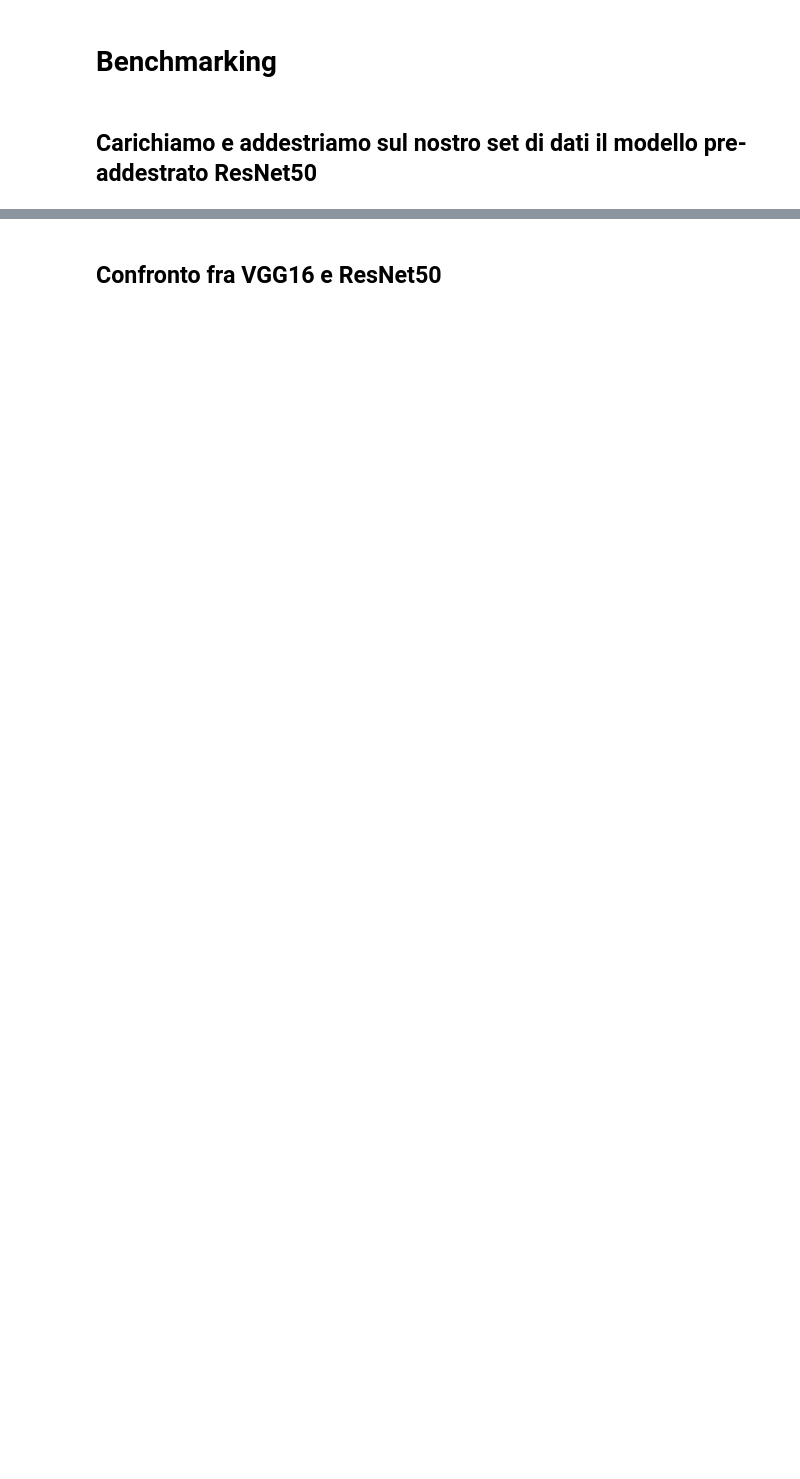
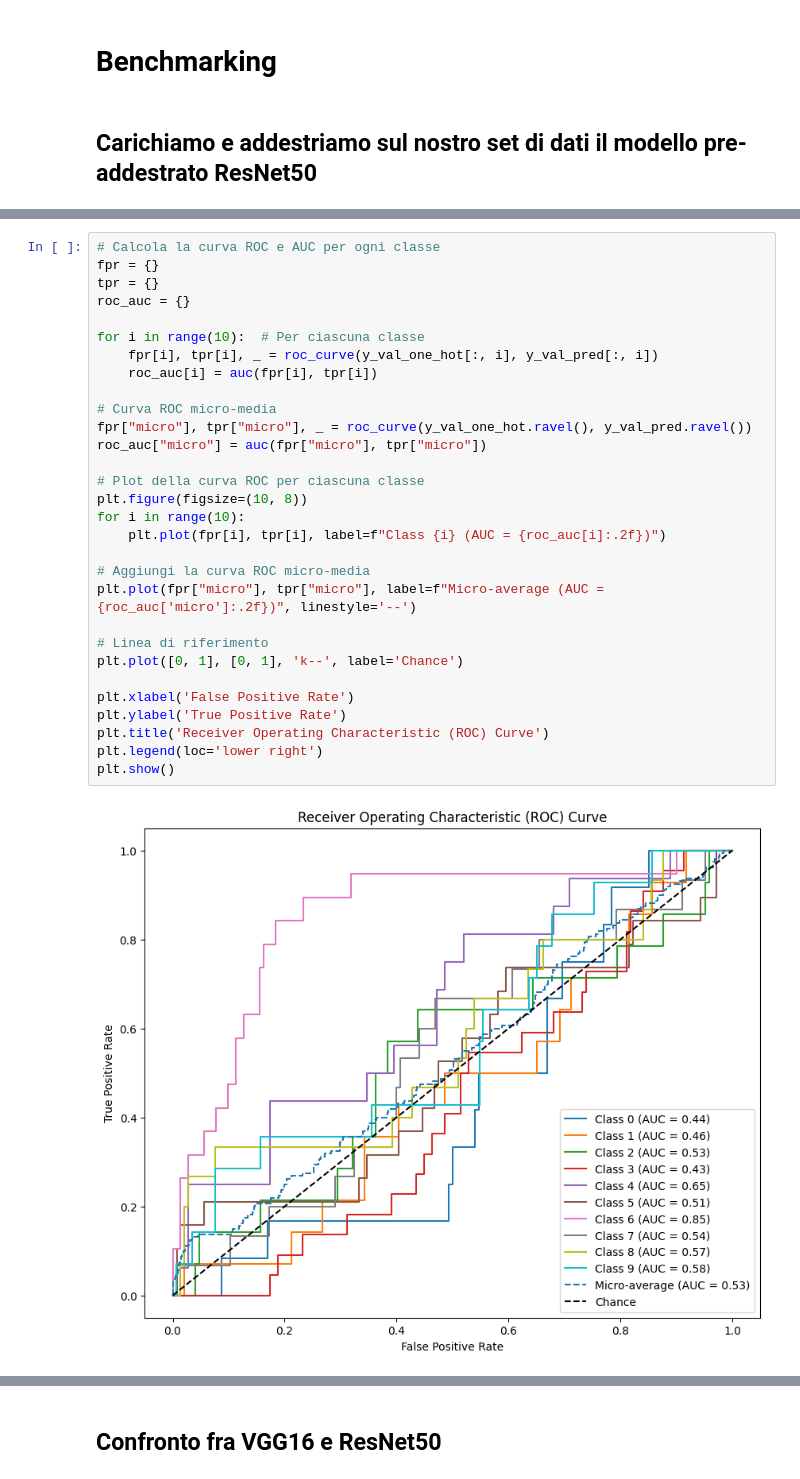
Before and after one commit to IRicaI/UAF_Project_DiMauroIsinelli, a Jupyter notebook: UAF_new.ipynb, the cells around one changed output, grey strips where cells are left out. Drawn from its saved outputs; the diff is of its cells as text; blank space fills up the shorter version.

```diff
--- a/UAF_new.ipynb
+++ b/UAF_new.ipynb
@@ -397,0 +521,32 @@ Test accuracy: 0.09375
+# %%
+# Calcola la curva ROC e AUC per ogni classe
+fpr = {}
+tpr = {}
+roc_auc = {}
+
+for i in range(10):  # Per ciascuna classe
+    fpr[i], tpr[i], _ = roc_curve(y_val_one_hot[:, i], y_val_pred[:, i])
+    roc_auc[i] = auc(fpr[i], tpr[i])
+
+# Curva ROC micro-media
+fpr["micro"], tpr["micro"], _ = roc_curve(y_val_one_hot.ravel(), y_val_pred.ravel())
+roc_auc["micro"] = auc(fpr["micro"], tpr["micro"])
+
+# Plot della curva ROC per ciascuna classe
+plt.figure(figsize=(10, 8))
+for i in range(10):
+    plt.plot(fpr[i], tpr[i], label=f"Class {i} (AUC = {roc_auc[i]:.2f})")
+
+# Aggiungi la curva ROC micro-media
+plt.plot(fpr["micro"], tpr["micro"], label=f"Micro-average (AUC = {roc_auc['micro']:.2f})", linestyle='--')
+
+# Linea di riferimento
+plt.plot([0, 1], [0, 1], 'k--', label='Chance')
+
+plt.xlabel('False Positive Rate')
+plt.ylabel('True Positive Rate')
+plt.title('Receiver Operating Characteristic (ROC) Curve')
+plt.legend(loc='lower right')
+plt.show()
+# %% [output]
+[figure, added]
```
Also changed, not shown: parts of 27 cells of this notebook, 9 other files.
